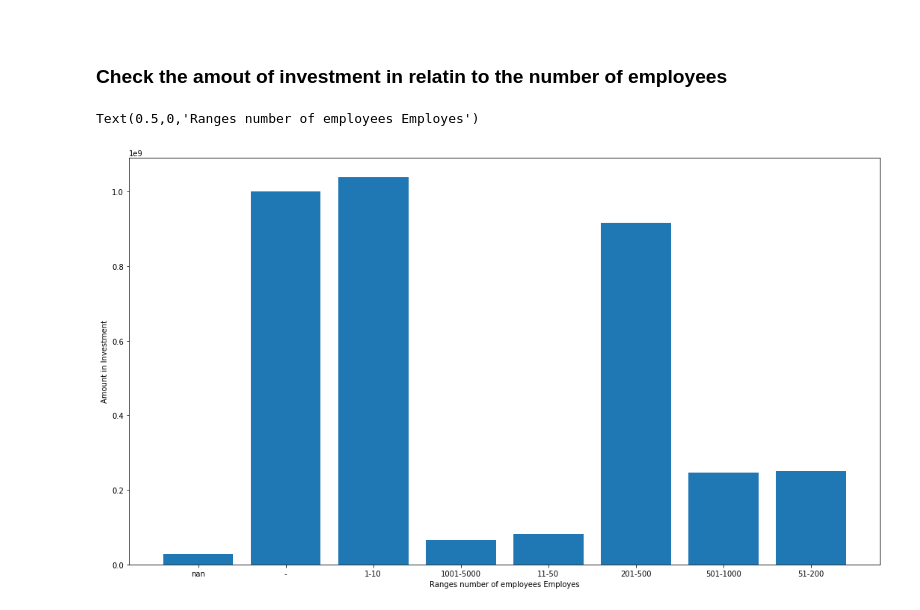
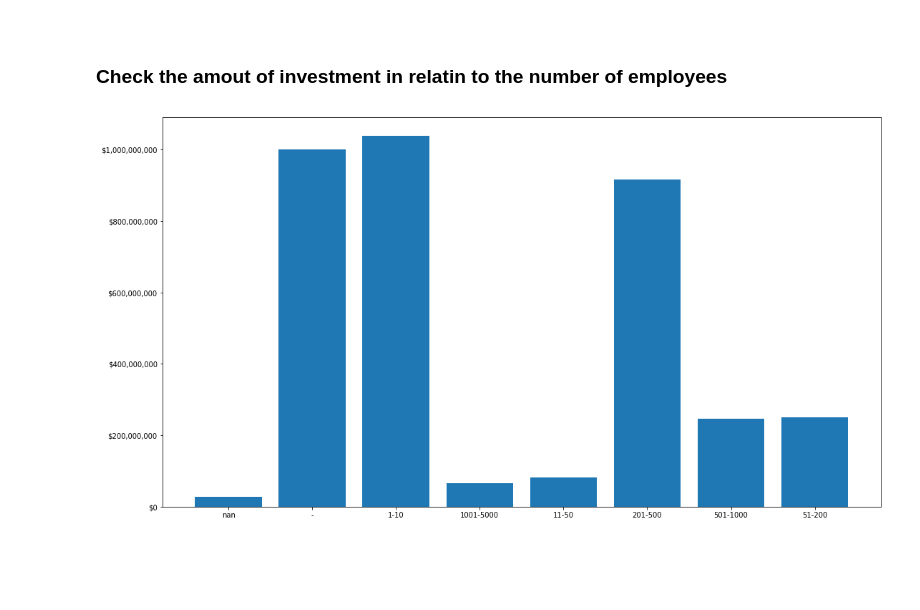
Before and after one commit to edantonio505/research_fail_startups, a Jupyter notebook: Startups Analysis Project.ipynb, the cells around one changed output. Saved outputs shown, nothing was run; the diff lists cells and outputs as text; code cells hidden in the pictures; blank space fills up the shorter version.

Commit message:
plotting things

```diff
--- a/Startups Analysis Project.ipynb
+++ b/Startups Analysis Project.ipynb
@@ -134,13 +135,14 @@ def get_cols(df):
 
 
 # Define a helper function to convert String of numbers to numerical values
+# from dollars strings
 def convert_to_int(x):
     if type(x) == str:
         try:
-            return int(x.replace("$", "").replace(",", ""))
+            return float(x.replace("$", "").replace(",", ""))
         except:
             return 0
-    elif type(x) == int:
+    elif type(x) == float:
         return x
 
 
@@ -173,6 +175,34 @@ def get_statistical_description(df, col):
 
     sum_value = get_dollar_values(np.sum(angelco_df[col]))
     print("{} sum: {}".format(column_name, sum_value))
+
+
+
+# Helper function to plot relationships of data
+def plot_data(df, x_col, y_col, xlabel, ylabel, title, plot_type = "bar", figsize=(18,10)):
+#     plt.figure(figsize=figsize)
+
+    fig, ax = plt.subplots(figsize=figsize)
+
+    ax.bar(angelco_df[x_col], angelco_df[y_col])
+
+
+    fmt = '${x:,.0f}'
+    tick = ticker.StrMethodFormatter(fmt)
+    ax.yaxis.set_major_formatter(tick)
+
+#     if plot_type == "bar":
+#         plt.bar(angelco_df[x_col], angelco_df[y_col])
+
+#     fmt = '${x:,.0f}'
+#     tick = mtick.StrMethodFormatter(fmt)
+#     plt.yaxis.set_major_formatter(tick)
+
+
+#     plt.grid(True)
+#     plt.ylabel(ylabel)
+#     plt.xlabel(xlabel)
+#     plt.title(title)
 # %%
 # List all columns of the dataset collected from angel List with the data collector script
 get_cols(angelco_df)
@@ -247,11 +277,14 @@ Total Raised sum: $11,193,825,607.00
 <br/>
 
 ### Check the amout of investment in relatin to the number of employees
-# %%
-plt.figure(figsize=(18, 10))
-plt.bar(angelco_df["Employees"], angelco_df["Total_raised"])
-plt.ylabel("Amount in Investment")
-plt.xlabel("Ranges number of employees Employes")
-# %% [output]
-Text(0.5,0,'Ranges number of employees Employes')
-[figure, removed]
+# %%
+plot_data(
+    angelco_df,
+    "Employees",
+    "Total_raised",
+    "Ranges of number of Employees",
+    "Invesment Amount",
+    "Investments by number of employees"
+)
+# %% [output]
+[figure, added]
```
Also changed, not shown: parts of 5 cells of this notebook.
